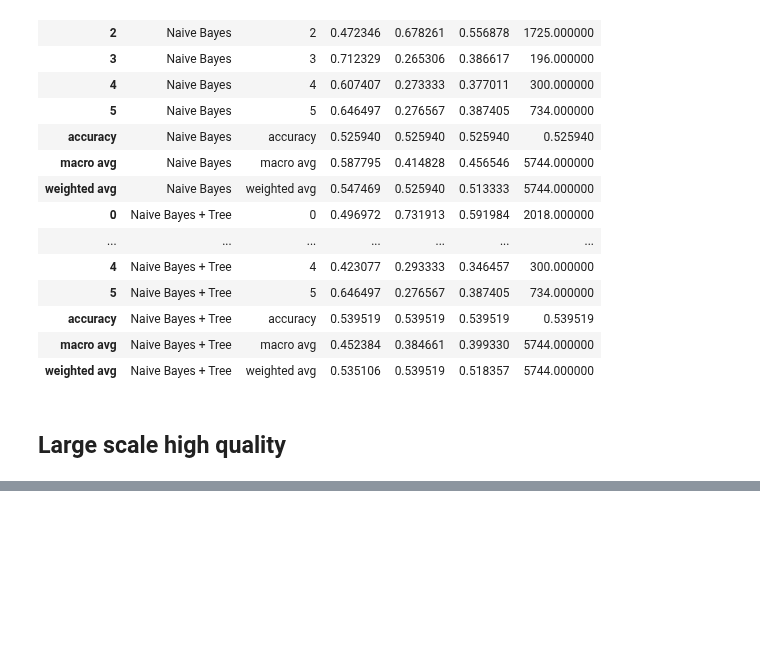
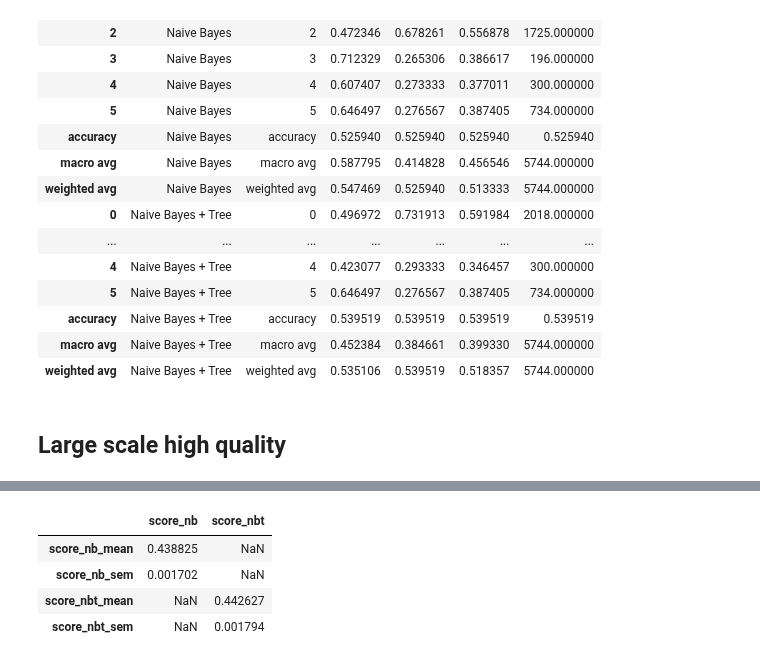
Before and after one commit to elangovana/bert-shortcuts, a Jupyter notebook: notebooks/chemprot_shortcut_analysis.ipynb, the cells around one changed output, grey strips where cells are left out. Saved outputs shown, nothing was run; the diff lists cells and outputs as text; code cells hidden in the pictures; blank space fills up the shorter version.

```diff
--- a/notebooks/chemprot_shortcut_analysis.ipynb
+++ b/notebooks/chemprot_shortcut_analysis.ipynb
@@ -1918,0 +1309,11 @@ print(df_summ.to_latex(index=False, formatters = {"precision": float_percent_for
+# %%
+df_k.agg(score_nb_mean = ("score_nb", "mean"), score_nb_sem = ("score_nb", "sem"),
+
+        score_nbt_mean = ("score_nbt", "mean"), score_nbt_sem = ("score_nbt", "sem"),
+        )
+# %% [output]
+|  | score_nb | score_nbt |
+| score_nb_mean | 0.438825 | NaN |
+| score_nb_sem | 0.001702 | NaN |
+| score_nbt_mean | NaN | 0.442627 |
+| score_nbt_sem | NaN | 0.001794 |
```
Also changed, not shown: parts of 36 cells of this notebook.
